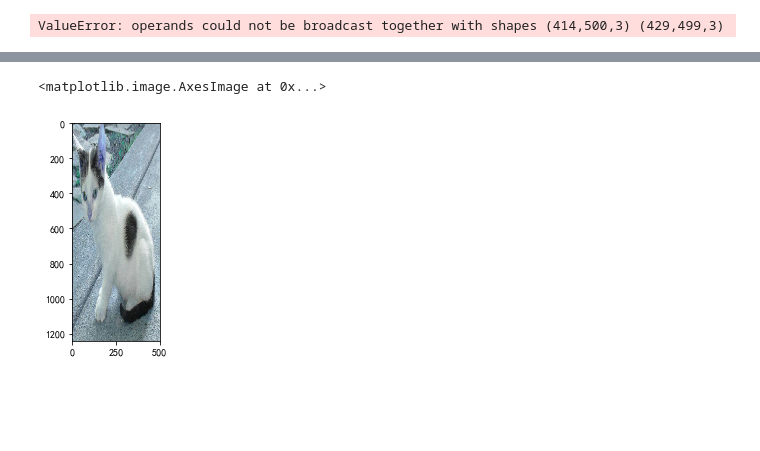
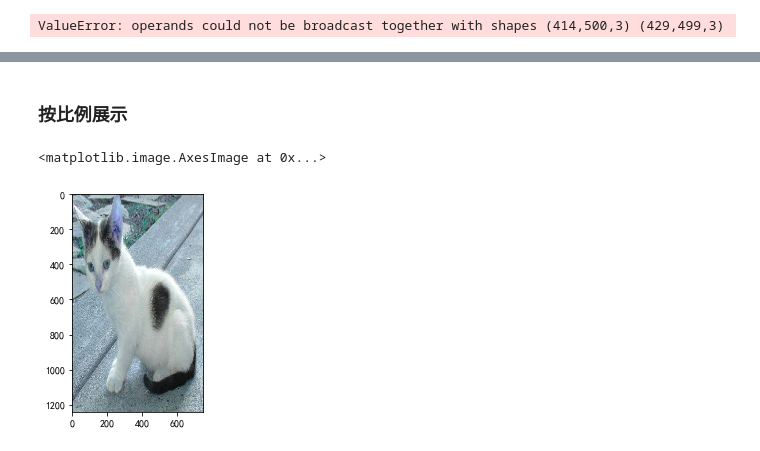
Before and after one commit to chinawyl/Machine_Learning, a Jupyter notebook: opencv/1-图像基本操作/图像基本操作.ipynb, the cells around one changed output, grey strips where cells are left out. Drawn from its saved outputs; the diff is of its cells as text; code cells hidden in the pictures; blank space fills up the shorter version.

```diff
--- a/opencv/1-图像基本操作/图像基本操作.ipynb
+++ b/opencv/1-图像基本操作/图像基本操作.ipynb
@@ -219,7 +220,8 @@ plt.imshow(resobject)
+# %% [markdown]
+### 按比例展示
 # %%
-#按比例展示
-res = cv2.resize(img1,(0,0),fx=1,fy=3)
+res = cv2.resize(img1,(0,0),fx=1.5,fy=3) #fx是列,fy是行
 plt.imshow(res)
 # %% [output]
 <matplotlib.image.AxesImage at 0x...>
-[figure, old version]
+[figure, new version]
```
Also changed, not shown: parts of 19 cells of this notebook, 27 other files.
